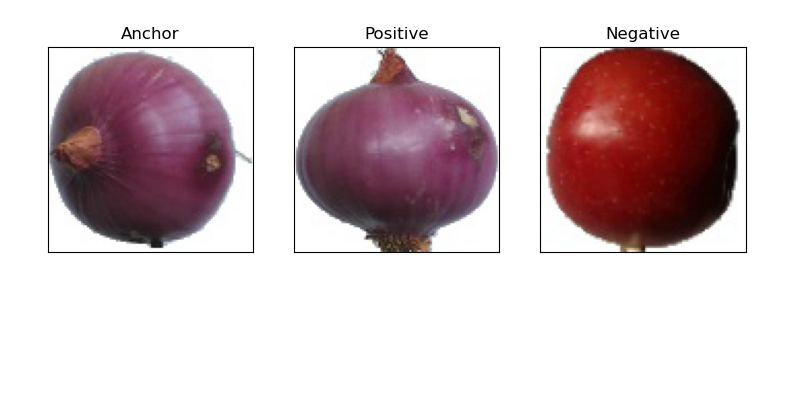
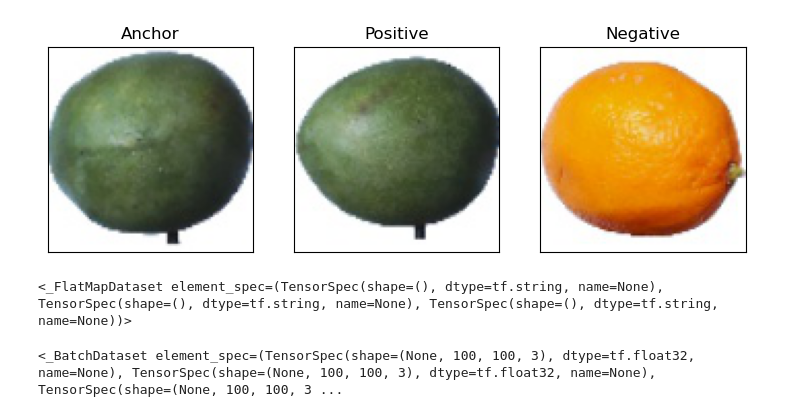
Before and after one commit to c100rczyk/Team_project_PWR, a Jupyter notebook: triplet_loss.ipynb, the cells around one changed output. Saved outputs shown, nothing was run; the diff lists cells and outputs as text; code cells hidden in the pictures; blank space fills up the shorter version.

Commit message:
Added almost working triplet loss model

```diff
--- a/triplet_loss.ipynb
+++ b/triplet_loss.ipynb
@@ -25,13 +25,13 @@ def visualize(anchor, positive, negative):
 # %%
-tp = dataset.TripletGenerator("fruits-360/Training")
-tp.generate_all_fruits_dict()
-photos_generator = tp.get_next_element()
+generator = TripletGenerator(r"C:\Users\matim\Documents\Fruits360\archive\fruits-360_dataset\fruits-360\Training")
+generator.generate_all_fruits_dict()
+photos_generator = generator.get_next_element()
 photos = next(photos_generator)
 # print(next(photos)[0])
 a = mpimg.imread(photos[0])
 p = mpimg.imread(photos[1])
 n = mpimg.imread(photos[2])
 
-visualize(a, p, n)
+visualization.visualize(a, p, n)
 # %% [output]
-[figure, old version]
+[figure, new version]
@@ -37,0 +45,4 @@ visualize(a, p, n)
+# %%
+print(dataset)
+# %% [output]
+<_FlatMapDataset element_spec=(TensorSpec(shape=(), dtype=tf.string, name=None), TensorSpec(shape=(), dtype=tf.string, name=None), TensorSpec(shape=(), dtype=tf.string, name=None))>
@@ -37,0 +53,4 @@ visualize(a, p, n)
+# %%
+print(mapped_dataset)
+# %% [output]
+<_BatchDataset element_spec=(TensorSpec(shape=(None, 100, 100, 3), dtype=tf.float32, name=None), TensorSpec(shape=(None, 100, 100, 3), dtype=tf.float32, name=None), TensorSpec(shape=(None, 100, 100, 3 ...
```
Also changed, not shown: parts of 22 cells of this notebook, 7 other files.
